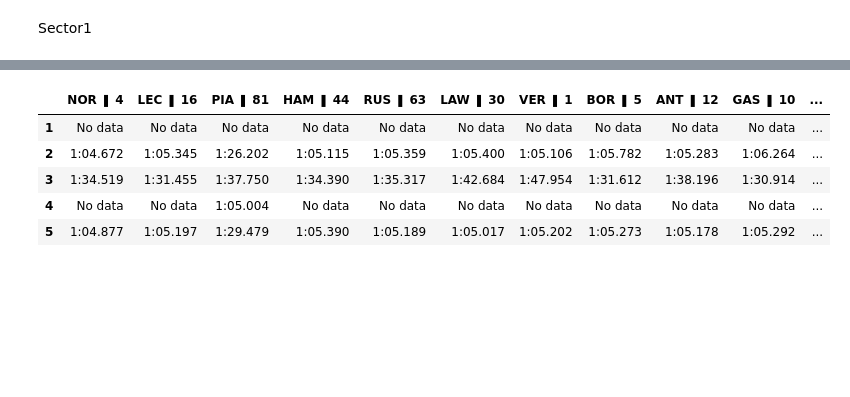
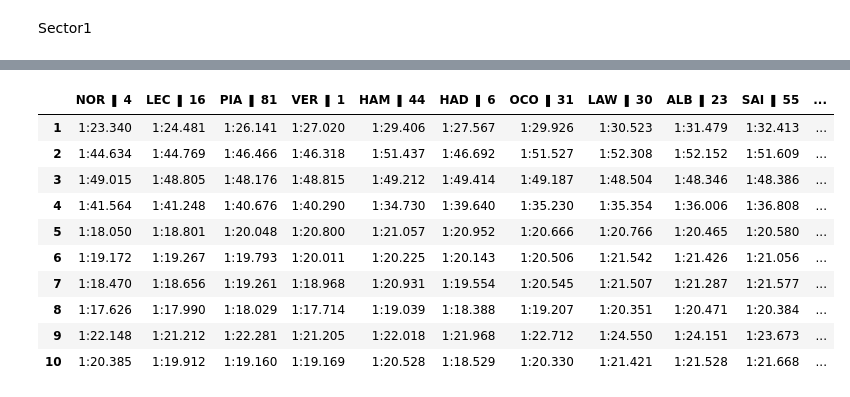
Before and after one commit to Kuriiios/f1_analysis_visualization, a Jupyter notebook: notebooks/race/race_table.ipynb, the cells around one changed output, grey strips where cells are left out. Saved outputs shown, nothing was run; the diff lists cells and outputs as text; code cells hidden in the pictures; blank space fills up the shorter version.

```diff
--- a/notebooks/race/race_table.ipynb
+++ b/notebooks/race/race_table.ipynb
@@ -14,9 +14,9 @@ from fastf1.ergast import Ergast
 ergast = Ergast()
 
 year = 2025
-race_number = 8
+race_number = 2
 race_session = 'R'
-Lap_Number = 78
+Lap_Number = 70
 team = 'Ferrari'
 #year = int(input("Year ? "))
 #race_number = int(input("Race Number ? (1-24) "))
@@ -1310,27 +1405,39 @@ def background_color_df(s):
     for time_and_compound in s:
         if ' SOFT' in time_and_compound:
             colors.append('background-color:red')
-        if ' MEDIUM' in time_and_compound:
+        elif 'MEDIUM' in time_and_compound:
             colors.append('background-color:yellow')
-        if ' HARD' in time_and_compound:
+        elif 'HARD' in time_and_compound:
             colors.append('background-color:white')
-        if ' INTERMEDIATE' in time_and_compound:
+        elif 'INTERMEDIATE' in time_and_compound:
             colors.append('background-color:green')
-        if ' WET' in time_and_compound:
+        elif 'WET' in time_and_compound:
             colors.append('background-color:blue')
-        if ' SUPERSOFT' in time_and_compound:
+        elif 'SUPERSOFT' in time_and_compound:
             colors.append('background-color:purple')
-        if ' ULTRASOFT' in time_and_compound:
+        elif 'ULTRASOFT' in time_and_compound:
             colors.append('background-color:orangered')
-        if ' HYPERSOFT' in time_and_compound:
+        elif 'HYPERSOFT' in time_and_compound:
             colors.append('background-color:pink')
-        if ' SUPERHARD' in time_and_compound:
+        elif 'SUPERHARD' in time_and_compound:
             colors.append('background-color:orange')
-        if 'No data' in time_and_compound:
+        else:
             colors.append('background-color:grey')
     return colors
 
-Lap_Number = 5
+
+def fastest_per_driver(s, driver_fastest_lap):
+    colors = []
+    for time in s:
+        if time.split(' ')[0] == overall_fastest:
+            colors.append('color:purple')
+        elif time.split(' ')[0] == driver_fastest_lap:
+            colors.append('color:darkgreen')
+        else:
+            colors.append('color:black')
+    return colors
+
+Lap_Number = 10
 driver_data_all_laps = []
 if Lap_Number<10:
     lap_range =range(0, Lap_Number)
@@ -1342,56 +1449,76 @@ for lap in lap_range:
     for driver in session.drivers:
         try:
             driver_lap = session.laps.pick_drivers(driver).pick_laps(range(0, Lap_Number + 1))
-            driver_data = str(driver_lap.LapTime.iloc[lap])  + ' ' + str(driver_lap.Compound.iloc[lap])
+            driver_data = str(driver_lap.LapTime.iloc[lap]).split(' ')[2]  + ' ' + str(driver_lap.Compound.iloc[lap]) + ' ' + str(driver_lap.PitInTime.iloc[lap]) + ' '  + str(driver_lap.PitOutTime.iloc[lap])
         except:
-            driver_data = 'No data'
-        if 'NaT' in driver_data:
-            driver_data = 'No data'
+            driver_data = 'Ø No-data'
+        if driver_data.split(' ')[0] == 'NaT':
+            driver_data = 'Ø No-data'
+        if driver_data != 'Ø No-data':
+            if driver_data.split(' ')[2] != 'NaT':
+                driver_data = driver_data.split(' ')[1] + ' ' + 'PIT-IN'
+            elif driver_data.split(' ')[3] != 'NaT':
+                driver_data = driver_data.split(' ')[1] + ' ' + 'OUT'
         driver_list.append(driver_lap.Driver.iloc[0] + ' ❚ '+ driver)
         LapTimePerLap.append(driver_data)
     LapTimePerLapSeries = pd.Series(LapTimePerLap, index=driver_list)
     driver_data_all_laps.append(LapTimePerLapSeries)
 driver_data_all_laps_df = pd.DataFrame(driver_data_all_laps)
-
-driver_data_all_laps_df = driver_data_all_laps_df.fillna('No data')
+driver_data_all_laps_df = driver_data_all_laps_df.fillna('Ø No-data')
 if Lap_Number > 10 :
     driver_data_all_laps_df.index = range(Lap_Number-9, Lap_Number+1)
 else:
     driver_data_all_laps_df.index = range(1, Lap_Number+1)
+styled_df = driver_data_all_laps_df.style
 
-styled_df = driver_data_all_laps_df.style
 styled_df.set_properties(**{'color': 'black'})
+
 styled_df = styled_df.apply(background_color_df)
 
 formatters = {}
 for driver in driver_list:
     formatters[driver] = lambda x: (
-        str(x).split(' ')[2][4:-3]
-        if pd.notnull(x) and isinstance(x, str) and ' ' in str(x) and len(str(x).split(' ')) >= 4
-
-        else 'No data'
+        str(x)[4:12]
+        if len(str(x).split(' ')) >= 4
+        else x.split(' ')[1]
     )
 
 final_formatters = {k: v for k, v in formatters.items() if k in driver_data_all_laps_df.columns}
 styled_df = styled_df.format(final_formatters)
+
+overall_fastest = np.min(driver_data_all_laps_df).split(' ')[0]
+for driver in driver_data_all_laps_df.columns:
+    driver_lap = session.laps.pick_drivers(driver.split(' ')[0]).pick_laps(range(0, Lap_Number + 1))
+    if str(np.min(driver_lap.LapTime)) != 'NaT':
+        driver_fastest_lap = str(np.min(driver_lap.LapTime)).split(' ')[2]
+    else:
+        driver_fastest_lap = 0
+    styled_df.apply(fastest_per_driver, subset= [f'{driver}'], driver_fastest_lap=driver_fastest_lap)
 
 header_styles = []
 for i, col in enumerate(driver_data_all_laps_df.columns):
     driver_short_name = col.split(' ')[0]
     try:
         driver_color = fastf1.plotting.get_driver_color(driver_short_name, session)
     except Exception:
         driver_color = '#000000'
     header_styles.append({
         'selector': f'th.col_heading.col{i}',
         'props': [('color', driver_color)]
     })
 styled_df = styled_df.set_table_styles(header_styles, overwrite=False)
+#html_table = styled_df.to_html()
+#st.markdown(html_table, unsafe_allow_html=True, width="stretch")
 styled_df
 # %% [output]
-|  | NOR ❚ 4 | LEC ❚ 16 | PIA ❚ 81 | HAM ❚ 44 | RUS ❚ 63 | LAW ❚ 30 | VER ❚ 1 | BOR ❚ 5 | ANT ❚ 12 | GAS ❚ 10 | ... |
-| 1 | No data | No data | No data | No data | No data | No data | No data | No data | No data | No data | ... |
-| 2 | 1:04.672 | 1:05.345 | 1:26.202 | 1:05.115 | 1:05.359 | 1:05.400 | 1:05.106 | 1:05.782 | 1:05.283 | 1:06.264 | ... |
-| 3 | 1:34.519 | 1:31.455 | 1:37.750 | 1:34.390 | 1:35.317 | 1:42.684 | 1:47.954 | 1:31.612 | 1:38.196 | 1:30.914 | ... |
-| 4 | No data | No data | 1:05.004 | No data | No data | No data | No data | No data | No data | No data | ... |
-| 5 | 1:04.877 | 1:05.197 | 1:29.479 | 1:05.390 | 1:05.189 | 1:05.017 | 1:05.202 | 1:05.273 | 1:05.178 | 1:05.292 | ... |
+|  | NOR ❚ 4 | LEC ❚ 16 | PIA ❚ 81 | VER ❚ 1 | HAM ❚ 44 | HAD ❚ 6 | OCO ❚ 31 | LAW ❚ 30 | ALB ❚ 23 | SAI ❚ 55 | ... |
+| 1 | 1:23.340 | 1:24.481 | 1:26.141 | 1:27.020 | 1:29.406 | 1:27.567 | 1:29.926 | 1:30.523 | 1:31.479 | 1:32.413 | ... |
+| 2 | 1:44.634 | 1:44.769 | 1:46.466 | 1:46.318 | 1:51.437 | 1:46.692 | 1:51.527 | 1:52.308 | 1:52.152 | 1:51.609 | ... |
+| 3 | 1:49.015 | 1:48.805 | 1:48.176 | 1:48.815 | 1:49.212 | 1:49.414 | 1:49.187 | 1:48.504 | 1:48.346 | 1:48.386 | ... |
+| 4 | 1:41.564 | 1:41.248 | 1:40.676 | 1:40.290 | 1:34.730 | 1:39.640 | 1:35.230 | 1:35.354 | 1:36.006 | 1:36.808 | ... |
+| 5 | 1:18.050 | 1:18.801 | 1:20.048 | 1:20.800 | 1:21.057 | 1:20.952 | 1:20.666 | 1:20.766 | 1:20.465 | 1:20.580 | ... |
+| 6 | 1:19.172 | 1:19.267 | 1:19.793 | 1:20.011 | 1:20.225 | 1:20.143 | 1:20.506 | 1:21.542 | 1:21.426 | 1:21.056 | ... |
+| 7 | 1:18.470 | 1:18.656 | 1:19.261 | 1:18.968 | 1:20.931 | 1:19.554 | 1:20.545 | 1:21.507 | 1:21.287 | 1:21.577 | ... |
+| 8 | 1:17.626 | 1:17.990 | 1:18.029 | 1:17.714 | 1:19.039 | 1:18.388 | 1:19.207 | 1:20.351 | 1:20.471 | 1:20.384 | ... |
+| 9 | 1:22.148 | 1:21.212 | 1:22.281 | 1:21.205 | 1:22.018 | 1:21.968 | 1:22.712 | 1:24.550 | 1:24.151 | 1:23.673 | ... |
+| 10 | 1:20.385 | 1:19.912 | 1:19.160 | 1:19.169 | 1:20.528 | 1:18.529 | 1:20.330 | 1:21.421 | 1:21.528 | 1:21.668 | ... |
```
Also changed, not shown: parts of 19 cells of this notebook, 21 other files.
